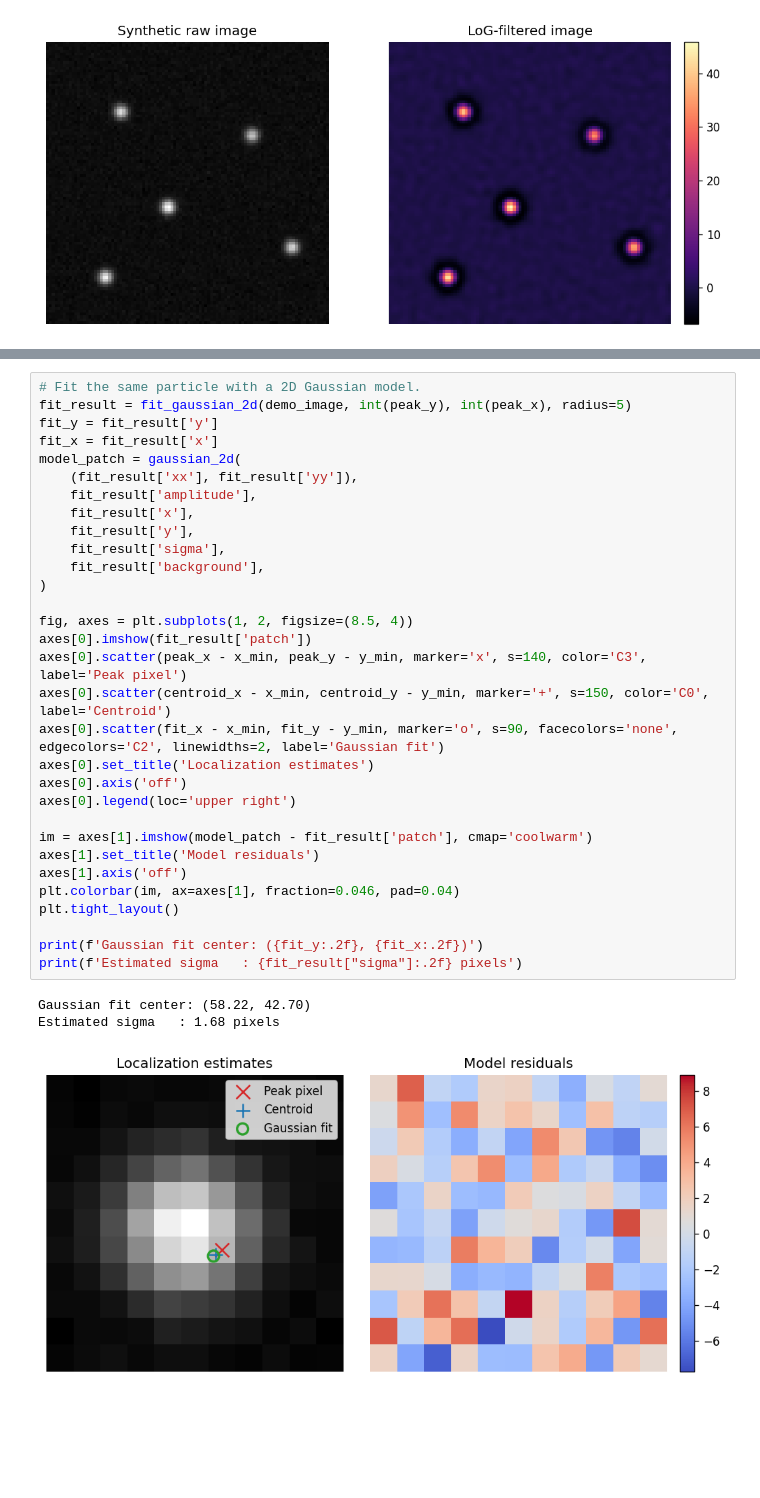
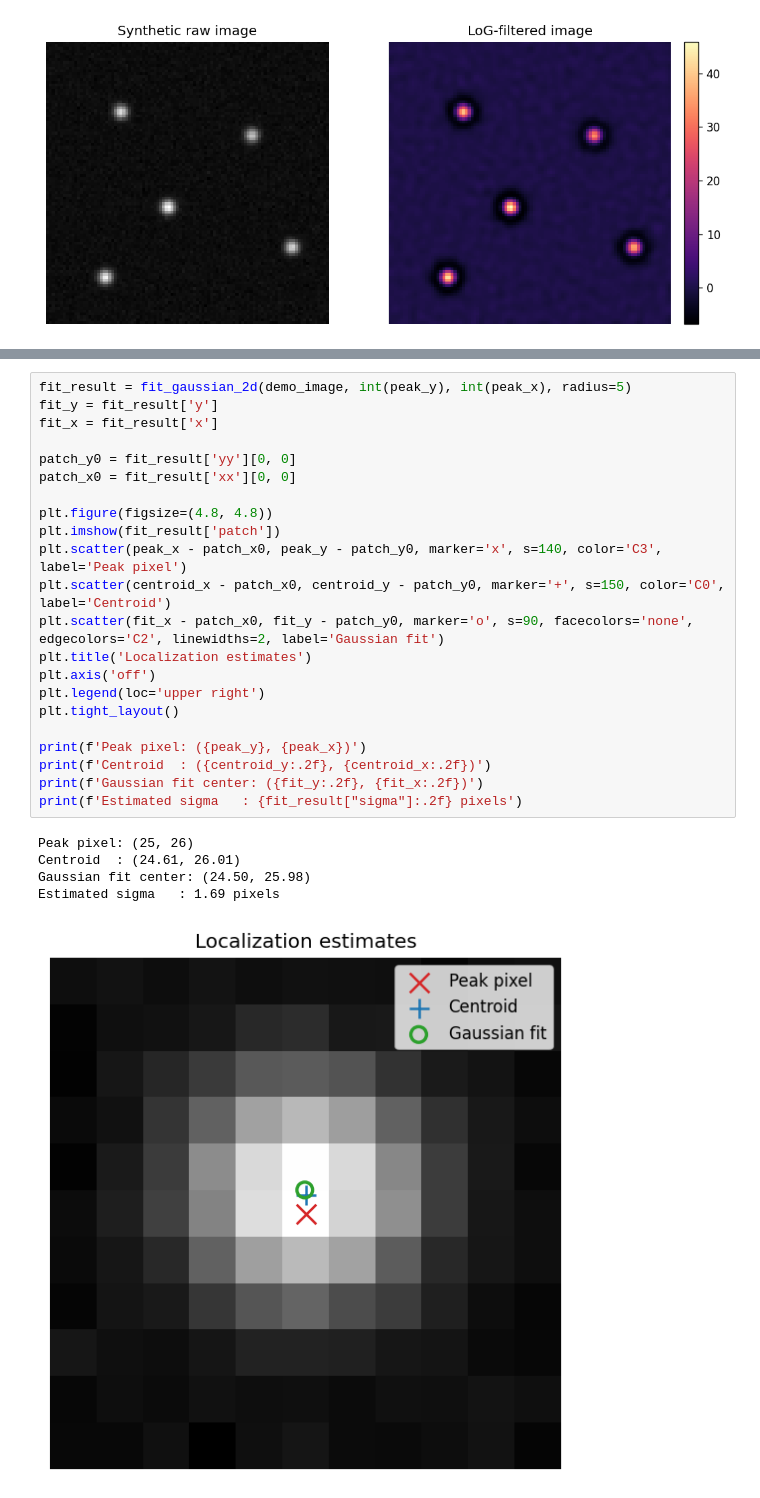
Before and after one commit to dgodovich/MOL518-Intro-to-Data-Analysis, a Jupyter notebook: Lecture_35/BPY518_Lecture35.ipynb, the cells around one changed output, grey strips where cells are left out. Drawn from its saved outputs; the diff is of its cells as text; blank space fills up the shorter version.

```diff
--- a/Lecture_35/BPY518_Lecture35.ipynb
+++ b/Lecture_35/BPY518_Lecture35.ipynb
@@ -258,38 +321,31 @@ This is exactly the same `curve_fit` logic students have already seen earlier in
 # %%
-# Fit the same particle with a 2D Gaussian model.
 fit_result = fit_gaussian_2d(demo_image, int(peak_y), int(peak_x), radius=5)
 fit_y = fit_result['y']
 fit_x = fit_result['x']
-model_patch = gaussian_2d(
-    (fit_result['xx'], fit_result['yy']),
-    fit_result['amplitude'],
-    fit_result['x'],
-    fit_result['y'],
-    fit_result['sigma'],
-    fit_result['background'],
-)
 
-fig, axes = plt.subplots(1, 2, figsize=(8.5, 4))
-axes[0].imshow(fit_result['patch'])
-axes[0].scatter(peak_x - x_min, peak_y - y_min, marker='x', s=140, color='C3', label='Peak pixel')
-axes[0].scatter(centroid_x - x_min, centroid_y - y_min, marker='+', s=150, color='C0', label='Centroid')
-axes[0].scatter(fit_x - x_min, fit_y - y_min, marker='o', s=90, facecolors='none', edgecolors='C2', linewidths=2, label='Gaussian fit')
-axes[0].set_title('Localization estimates')
-axes[0].axis('off')
-axes[0].legend(loc='upper right')
+patch_y0 = fit_result['yy'][0, 0]
+patch_x0 = fit_result['xx'][0, 0]
 
-im = axes[1].imshow(model_patch - fit_result['patch'], cmap='coolwarm')
-axes[1].set_title('Model residuals')
-axes[1].axis('off')
-plt.colorbar(im, ax=axes[1], fraction=0.046, pad=0.04)
+plt.figure(figsize=(4.8, 4.8))
+plt.imshow(fit_result['patch'])
+plt.scatter(peak_x - patch_x0, peak_y - patch_y0, marker='x', s=140, color='C3', label='Peak pixel')
+plt.scatter(centroid_x - patch_x0, centroid_y - patch_y0, marker='+', s=150, color='C0', label='Centroid')
+plt.scatter(fit_x - patch_x0, fit_y - patch_y0, marker='o', s=90, facecolors='none', edgecolors='C2', linewidths=2, label='Gaussian fit')
+plt.title('Localization estimates')
+plt.axis('off')
+plt.legend(loc='upper right')
 plt.tight_layout()
 
+print(f'Peak pixel: ({peak_y}, {peak_x})')
+print(f'Centroid  : ({centroid_y:.2f}, {centroid_x:.2f})')
 print(f'Gaussian fit center: ({fit_y:.2f}, {fit_x:.2f})')
 print(f'Estimated sigma   : {fit_result["sigma"]:.2f} pixels')
 # %% [output]
-Gaussian fit center: (58.22, 42.70)
-Estimated sigma   : 1.68 pixels
+Peak pixel: (25, 26)
+Centroid  : (24.61, 26.01)
+Gaussian fit center: (24.50, 25.98)
+Estimated sigma   : 1.69 pixels
-[figure, old version]
+[figure, new version]
 # %% [markdown]
 ## Tracking Over Time
 
```
Also changed, not shown: parts of 24 cells of this notebook, 5 other files.
